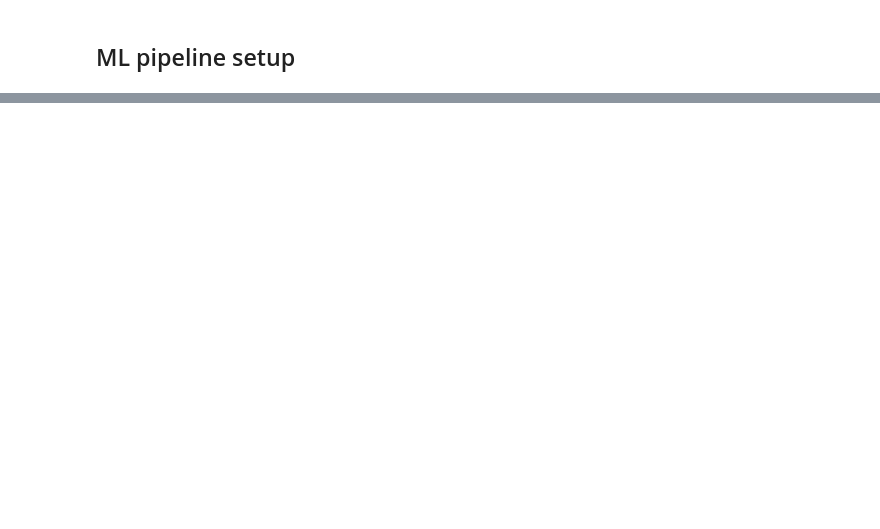
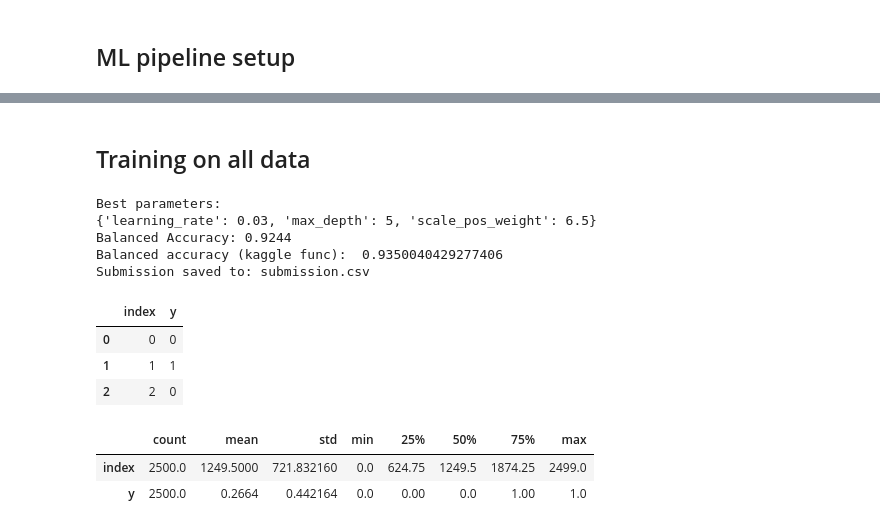
Before and after one commit to nickolas-z/MACHINE-LEARNING-NEO, a Jupyter notebook: homework/final_dz_ZubchykMM.ipynb, the cells around one changed output, grey strips where cells are left out. Cells and saved outputs as stored; diff of their text form; code cells hidden in the pictures; blank space fills up the shorter version.

```diff
--- a/homework/final_dz_ZubchykMM.ipynb
+++ b/homework/final_dz_ZubchykMM.ipynb
@@ -1048,0 +776,6 @@ print(f"\nSubmission file contains {len(submission_df)} predictions")
+# %%
+# Class balancing
+print(f"Class distribution before balancing: {np.bincount(y)}")
+sampler = SMOTETomek(random_state=42, sampling_strategy=0.7)
+X_balanced, y_balanced = sampler.fit_resample(X_selected, y)
+print(f"Balanced classes after SMOTETomek: {np.bincount(y_balanced)}")
@@ -1048,0 +920,50 @@ print(f"\nSubmission file contains {len(submission_df)} predictions")
+# %% [markdown]
+## Training on all data
+# %%
+best_params = grid.best_params_
+
+final_model = XGBClassifier(
+    **best_params,
+    n_estimators=300,
+    subsample=0.9,
+    colsample_bytree=0.8,
+    min_child_weight=3,
+    gamma=0.5,
+    use_label_encoder=False,
+    eval_metric="logloss",
+    tree_method="gpu_hist",
+    predictor="gpu_predictor",
+    random_state=42,
+)
+
+final_model.fit(X_balanced, y_balanced)
+
+test_predictions = final_model.predict(test_selected)
+
+submission_eval_df = pd.DataFrame({"index": range(len(y)), "y": final_model.predict(X_selected)})
+solution_df = pd.DataFrame({"index": range(len(y)), "y": y})
+
+print("\nBest parameters:")
+print(best_params)
+print(f"Balanced Accuracy: {grid.best_score_:.4f}")
+print("Balanced accuracy (kaggle func): ", score(solution_df, submission_eval_df, row_id_column_name="index"))
+
+submission_df = pd.DataFrame({"index": range(len(test_predictions)), "y": test_predictions})
+submission_df.to_csv(os.path.join(PATH_TO_RESULTS, "submission.csv"), index=False, header=True)
+print("Submission saved to: submission.csv")
+
+display(submission_df.head(3))
+display(submission_df.describe().T)
+# %% [output]
+Best parameters:
+{'learning_rate': 0.03, 'max_depth': 5, 'scale_pos_weight': 6.5}
+Balanced Accuracy: 0.9244
+Balanced accuracy (kaggle func):  0.9350040429277406
+Submission saved to: submission.csv
+|  | index | y |
+| 0 | 0 | 0 |
+| 1 | 1 | 1 |
+| 2 | 2 | 0 |
+|  | count | mean | std | min | 25% | 50% | 75% | max |
+| index | 2500.0 | 1249.5000 | 721.832160 | 0.0 | 624.75 | 1249.5 | 1874.25 | 2499.0 |
+| y | 2500.0 | 0.2664 | 0.442164 | 0.0 | 0.00 | 0.0 | 1.00 | 1.0 |
```
Also changed, not shown: parts of 24 cells of this notebook, 3 other files.
